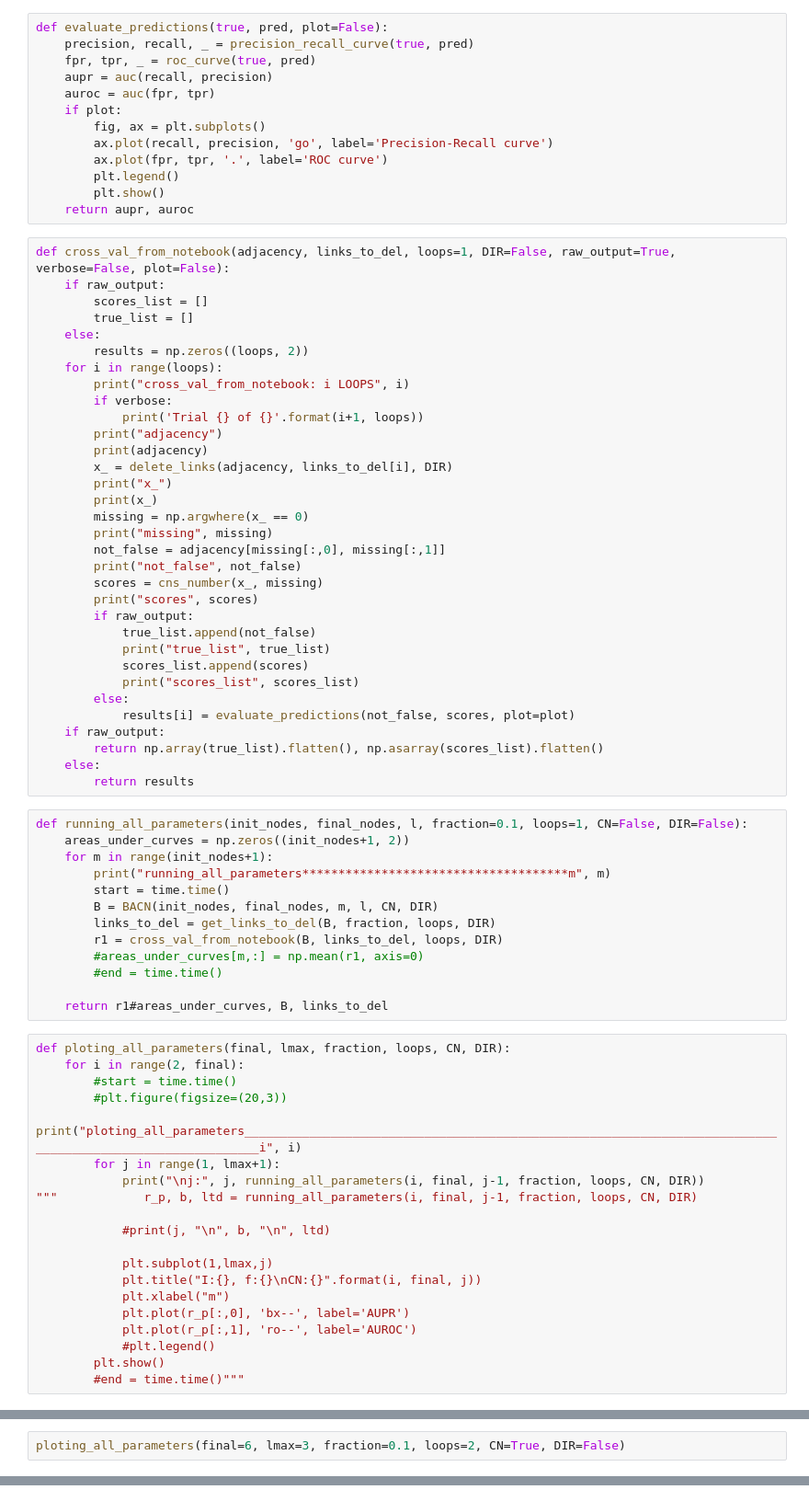
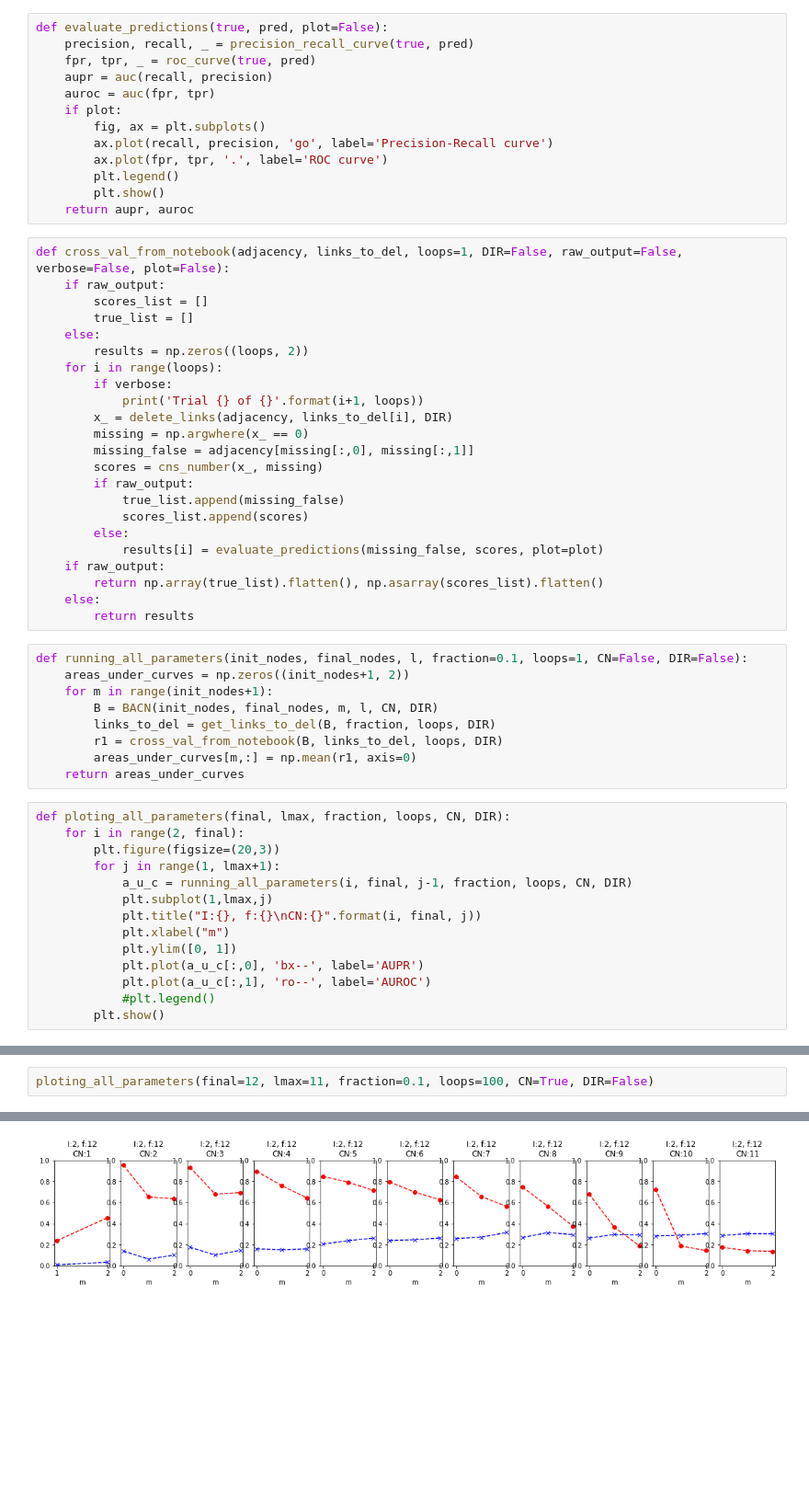
Before and after one commit to JorgeRuizBerlin/BACN, a Jupyter notebook: B-A+CN Model.ipynb, the cells around one changed output, grey strips where cells are left out. Shown at 92% size. Cells and saved outputs as stored; diff of their text form; blank space fills up the shorter version.

```diff
--- a/B-A+CN Model.ipynb
+++ b/B-A+CN Model.ipynb
@@ -169,34 +102,24 @@ def evaluate_predictions(true, pred, plot=False):
         plt.show()
     return aupr, auroc
 # %%
-def cross_val_from_notebook(adjacency, links_to_del, loops=1, DIR=False, raw_output=True, verbose=False, plot=False):
+def cross_val_from_notebook(adjacency, links_to_del, loops=1, DIR=False, raw_output=False, verbose=False, plot=False):
     if raw_output:
         scores_list = []
         true_list = []
     else:
         results = np.zeros((loops, 2))
     for i in range(loops):
-        print("cross_val_from_notebook: i LOOPS", i)
         if verbose:
             print('Trial {} of {}'.format(i+1, loops))
-        print("adjacency")
-        print(adjacency)
         x_ = delete_links(adjacency, links_to_del[i], DIR)
-        print("x_")
-        print(x_)
         missing = np.argwhere(x_ == 0)
-        print("missing", missing)
-        not_false = adjacency[missing[:,0], missing[:,1]]
-        print("not_false", not_false)
+        missing_false = adjacency[missing[:,0], missing[:,1]]
         scores = cns_number(x_, missing)
-        print("scores", scores)
         if raw_output:
-            true_list.append(not_false)
-            print("true_list", true_list)
+            true_list.append(missing_false)
             scores_list.append(scores)
-            print("scores_list", scores_list)
         else:
-            results[i] = evaluate_predictions(not_false, scores, plot=plot)
+            results[i] = evaluate_predictions(missing_false, scores, plot=plot)
     if raw_output:
         return np.array(true_list).flatten(), np.asarray(scores_list).flatten()
     else:
@@ -205,32 +128,22 @@ def cross_val_from_notebook(adjacency, links_to_del, loops=1, DIR=False, raw_out
 def running_all_parameters(init_nodes, final_nodes, l, fraction=0.1, loops=1, CN=False, DIR=False):
     areas_under_curves = np.zeros((init_nodes+1, 2))
     for m in range(init_nodes+1):
-        print("running_all_parameters*************************************m", m)
-        start = time.time()
         B = BACN(init_nodes, final_nodes, m, l, CN, DIR)
         links_to_del = get_links_to_del(B, fraction, loops, DIR)
         r1 = cross_val_from_notebook(B, links_to_del, loops, DIR)
-        #areas_under_curves[m,:] = np.mean(r1, axis=0)
-        #end = time.time()
-
-    return r1#areas_under_curves, B, links_to_del
+        areas_under_curves[m,:] = np.mean(r1, axis=0)
+    return areas_under_curves
 # %%
 def ploting_all_parameters(final, lmax, fraction, loops, CN, DIR):
     for i in range(2, final):
-        #start = time.time()
-        #plt.figure(figsize=(20,3))
-        print("ploting_all_parameters_________________________________________________________________________________________________________i", i)
+        plt.figure(figsize=(20,3))
         for j in range(1, lmax+1):
-            print("\nj:", j, running_all_parameters(i, final, j-1, fraction, loops, CN, DIR))
-"""            r_p, b, ltd = running_all_parameters(i, final, j-1, fraction, loops, CN, DIR)
-
-            #print(j, "\n", b, "\n", ltd)
-
+            a_u_c = running_all_parameters(i, final, j-1, fraction, loops, CN, DIR)
             plt.subplot(1,lmax,j)
             plt.title("I:{}, f:{}\nCN:{}".format(i, final, j))
             plt.xlabel("m")
-            plt.plot(r_p[:,0], 'bx--', label='AUPR')
-            plt.plot(r_p[:,1], 'ro--', label='AUROC')
+            plt.ylim([0, 1])
+            plt.plot(a_u_c[:,0], 'bx--', label='AUPR')
+            plt.plot(a_u_c[:,1], 'ro--', label='AUROC')
             #plt.legend()
         plt.show()
-        #end = time.time()"""
@@ -239,3 +150,3 @@ def ploting_all_parameters(final, lmax, fraction, loops, CN, DIR):
 # %%
-ploting_all_parameters(final=6, lmax=3, fraction=0.1, loops=2, CN=True, DIR=False)
+ploting_all_parameters(final=12, lmax=11, fraction=0.1, loops=100, CN=True, DIR=False)
 # %% [output]
@@ -275,0 +153 @@ j: 3 (array([0., 1., 0., 1., 0., 0., 0., 0., 0., 0., 1., 0., 0., 0., 1., 0.]), a
+[figure, added]
```
Also changed, not shown: parts of 14 cells of this notebook.
